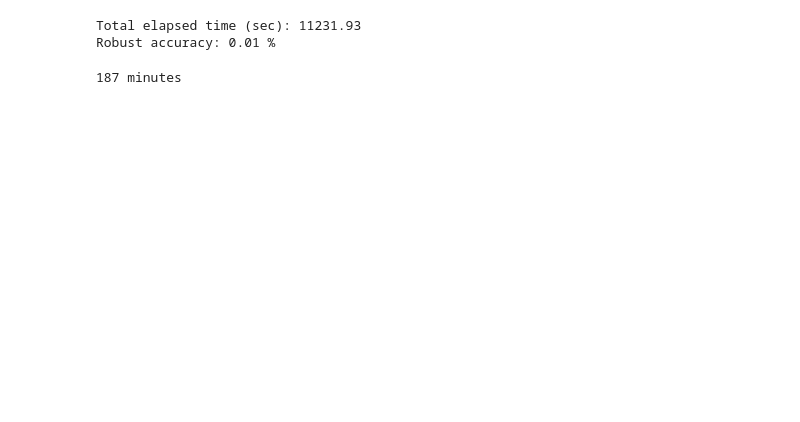
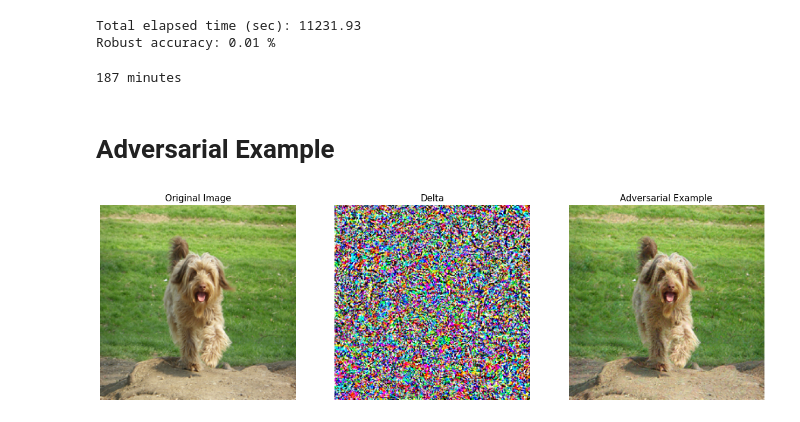
Before and after one commit to hwk0702/keras2torch, a Jupyter notebook: Adversarial_Attack/Projected_Gradient_Descent/PGD (ImageNet).ipynb, the cells around one changed output. Cells and saved outputs as stored; diff of their text form; code cells hidden in the pictures; blank space fills up the shorter version.

```diff
--- a/Adversarial_Attack/Projected_Gradient_Descent/PGD (ImageNet).ipynb
+++ b/Adversarial_Attack/Projected_Gradient_Descent/PGD (ImageNet).ipynb
@@ -285,3 +298,24 @@ Robust accuracy: 0.01 %
 print('{} minutes'.format(round(11231.93 / 60)))
 # %% [output]
 187 minutes
+# %% [markdown]
+# Adversarial Example
+# %%
+sample, label = dataset[10010]
+adv_image = atk(sample.unsqueeze(0), torch.tensor([label]))
+adv_image = adv_images.squeeze().cpu()
+delta = adv_image - sample
+delta = ((delta / delta.max()) + 1) / 2
+
+fig, ax = plt.subplots(1,3,figsize=(20,10))
+ax[0].imshow(sample.permute(1,2,0))
+ax[0].set_title('Original Image', size=15)
+ax[1].imshow(delta.permute(1,2,0))
+ax[1].set_title('Delta', size=15)
+ax[2].imshow(adv_image.permute(1,2,0))
+ax[2].set_title('Adversarial Example', size=15)
+
+for i in range(3):
+    ax[i].axis('off')
+# %% [output]
+[figure, added]
```
Also changed, not shown: parts of 7 cells of this notebook, 1 other file.
